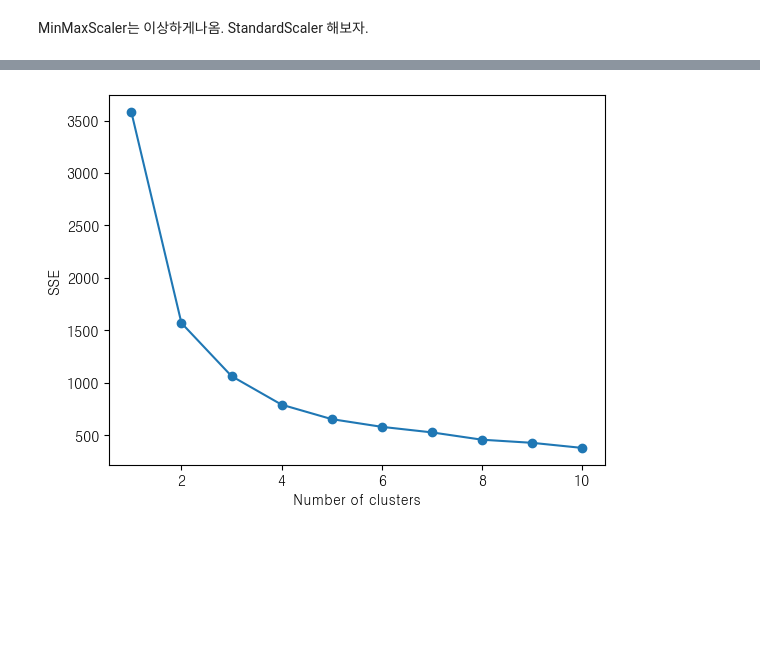
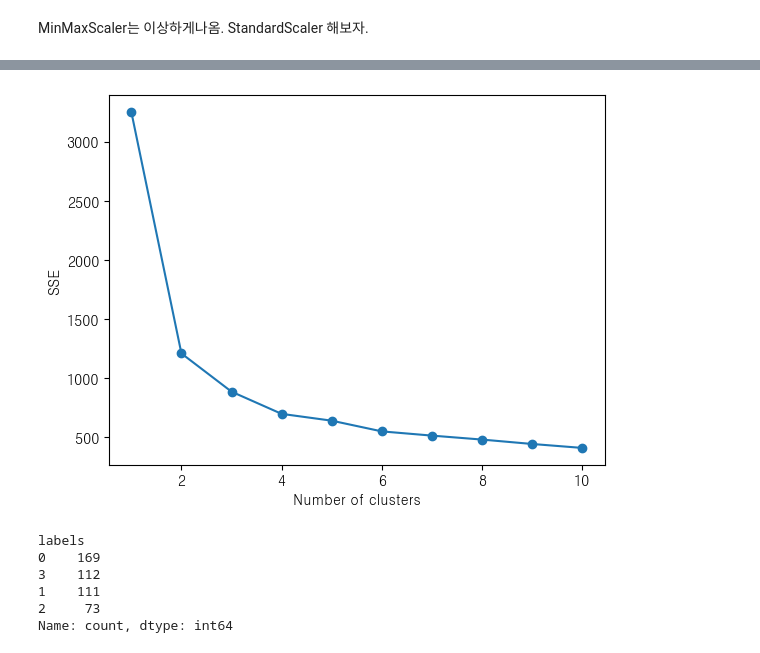
Before and after one commit to naedonnaelife/naedonnaesan, a Jupyter notebook: Clustering/군집만들기.ipynb, the cells around one changed output, grey strips where cells are left out. Saved outputs shown, nothing was run; the diff lists cells and outputs as text; code cells hidden in the pictures; blank space fills up the shorter version.

```diff
--- a/Clustering/군집만들기.ipynb
+++ b/Clustering/군집만들기.ipynb
@@ -242,0 +98,2 @@ Name: count, dtype: int64
+# %%
+df2 = df1
@@ -242,0 +116,13 @@ Name: count, dtype: int64
+# %%
+df2['치안'] = pd.qcut(df1['치안'], 2, labels=[1, 2])
+df2['여가'] = pd.qcut(df1['여가'], 2, labels=[1, 2])
+# %%
+# df2['치안'] = pd.qcut(df1['치안'], 2, labels=[1, 2])
+# df2['여가'] = pd.qcut(df1['여가'], 2, labels=[1, 2])
+df2['일반음식점'] = pd.qcut(df1['일반음식점'], 5, labels=[1, 2, 3, 4, 5])
+df2['보건'] = pd.qcut(df1['보건'], 5, labels=[1, 2, 3, 4, 5])
+df2['편의시설'] = pd.qcut(df1['편의시설'], 5, labels=[1, 2, 3, 4, 5])
+# df2['지하철역'] = pd.qcut(df1['지하철역'], 2, labels=[1, 2])
+# df2['버스정류소'] = pd.qcut(df1['버스정류소'], 5, labels=[1, 2, 3, 4, 5])
+df2['대중교통'] = pd.qcut(df1['대중교통'], 5, labels=[1, 2, 3, 4, 5])
+df2['카페'] = pd.qcut(df1['카페'], 5, labels=[1, 2, 3, 4, 5])
@@ -248,5 +148,5 @@ df1 = MinMaxScaler().fit_transform(df1)
 # %%
-df_standard = StandardScaler().fit_transform(df1)
+df_standard = StandardScaler().fit_transform(df2)
 df_standard = pd.DataFrame(df_standard)
 df_standard.describe().round(2)
 # %% [output]
@@ -312,15 +211,15 @@ from sklearn.cluster import KMeans
 # %%
 # 엘보우 방법을 사용하여 최적의 K값 탐색
 sse = []
 for k in range(1, 11):
-    kmeans = KMeans(n_clusters=k, random_state=0)
-    kmeans.fit(pcd)
+    kmeans = KMeans(n_clusters=k, random_state=5)
+    kmeans.fit(df_standard)
     sse.append(kmeans.inertia_)
 
 # SSE 그래프 그리기
 plt.plot(range(1, 11), sse, marker='o')
 plt.xlabel('Number of clusters')
 plt.ylabel('SSE')
 plt.show()
 # %% [output]
-[figure, old version]
+[figure, new version]
@@ -326,0 +230,9 @@ plt.show()
+# %%
+df2['labels'].value_counts()
+# %% [output]
+labels
+0    169
+3    112
+1    111
+2     73
+Name: count, dtype: int64
```
Also changed, not shown: parts of 23 cells of this notebook.
